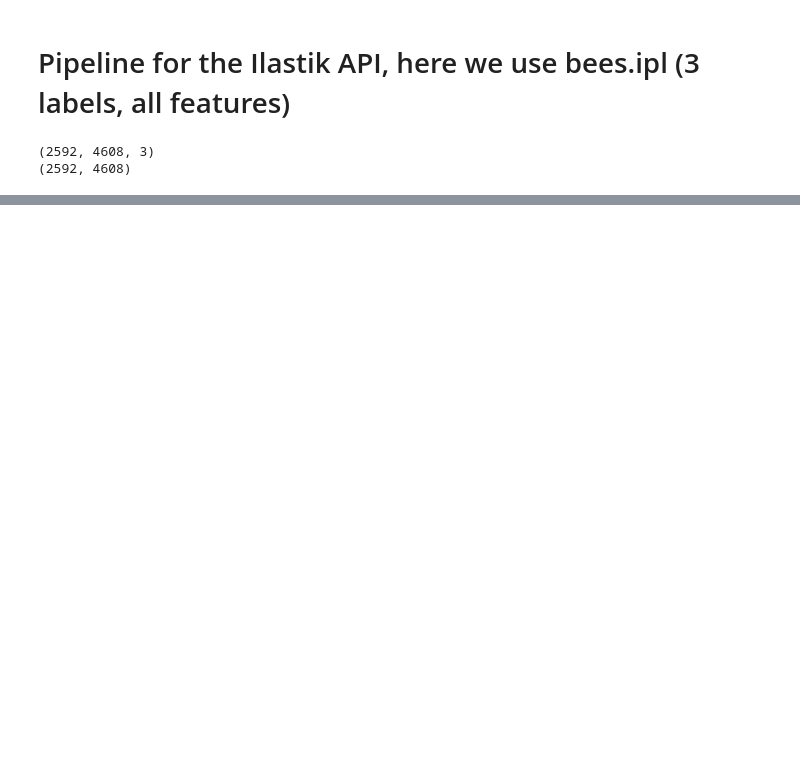
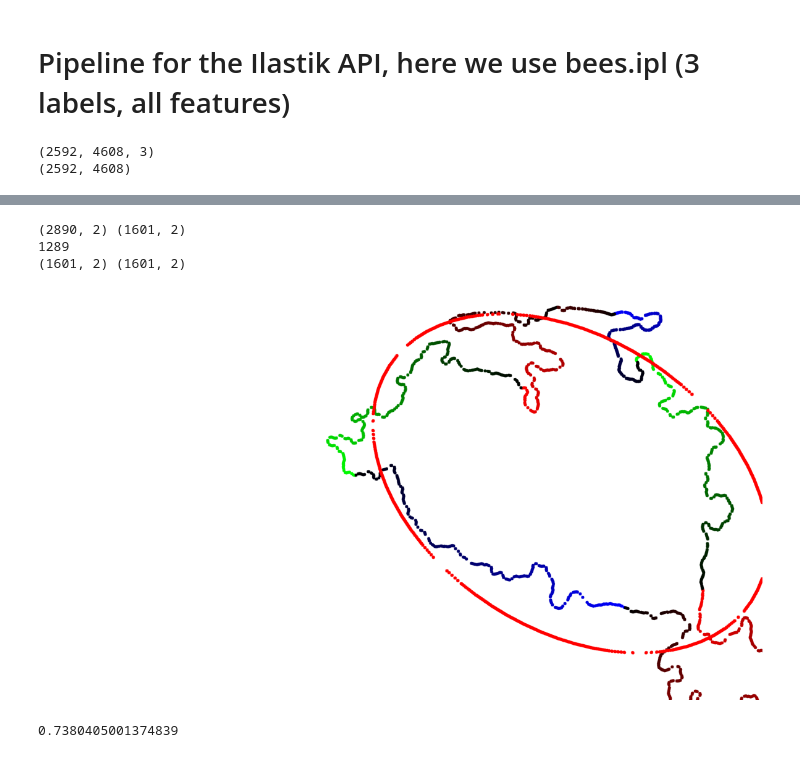
Before and after one commit to epfl-mobots/IR-imaging-2024, a Jupyter notebook: ilastik/pipeline.ipynb, the cells around one changed output, grey strips where cells are left out. Cells and saved outputs as stored; diff of their text form; code cells hidden in the pictures; blank space fills up the shorter version.

```diff
--- a/ilastik/pipeline.ipynb
+++ b/ilastik/pipeline.ipynb
@@ -116,0 +132,76 @@ print(ellipse)
+# %%
+contour_points = contour.reshape(-1, 2)
+ellipse_points = ellipse_contour.reshape(-1, 2)
+print(contour_points.shape, ellipse_points.shape)
+shape_diff = contour_points.shape[0] - ellipse_points.shape[0]
+print(shape_diff)
+new_contour = []
+i = 1
+skipped = 0
+printed = 0
+
+if shape_diff > 0:
+    for point in contour_points:
+        if (i == int(contour_points.shape[0]/shape_diff)) & (skipped < shape_diff):
+            skipped += 1
+            i = 1
+            continue
+        new_contour.append([point[0], point[1]])
+        printed += 1
+        i += 1
+if shape_diff < 0:
+    for point in ellipse_points:
+        if (i == int(ellipse_points.shape[0]/shape_diff)) & (skipped < shape_diff):
+            skipped += 1
+            i = 1
+            continue
+        new_contour.append([point[0], point[1]])
+        printed += 1
+        i += 1
+
+new_contour = np.array(new_contour)
+print(new_contour.shape, ellipse_points.shape)
+
+# plotting related stuff
+n = 0
+color = [0, 0, 0]
+chanel = 0
+y_offset = 0
+image = np.ones(mask_closed.shape + (3,), dtype=np.uint8) * 255
+for point in new_contour:
+    cv2.circle(image, (point[0], point[1] + y_offset), 5, color, -1)
+    if n < 255:
+        n += 1
+    else:
+        n = 1
+        chanel = 0 if chanel == 2 else chanel + 1
+        color = [0, 0, 0]
+    color[chanel] = n
+n = 0
+color = [0, 0, 0]
+chanel = 0
+for point in ellipse_points:
+    cv2.circle(image, (point[0], point[1] + y_offset), 5, [255, 0, 0], -1)
+    if n < 255:
+        n += 1
+    else:
+        n = 1
+        chanel = 0 if chanel == 2 else chanel + 1
+        color = [0, 0, 0]
+    color[chanel] = n
+
+fig, ax = plt.subplots(1, 1, figsize=(15, 15))
+ax.imshow(image)
+ax.axis('off')
+plt.show()
+# %% [output]
+(2890, 2) (1601, 2)
+1289
+(1601, 2) (1601, 2)
+[figure, added]
+# %%
+from sklearn.metrics import r2_score
+
+r2_score(np.array(new_contour), ellipse_contour.reshape(-1, 2))
+# %% [output]
+0.7380405001374839
```
Also changed, not shown: parts of 7 cells of this notebook.
